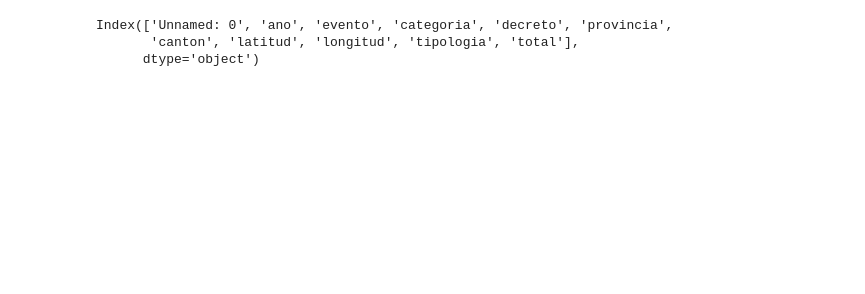
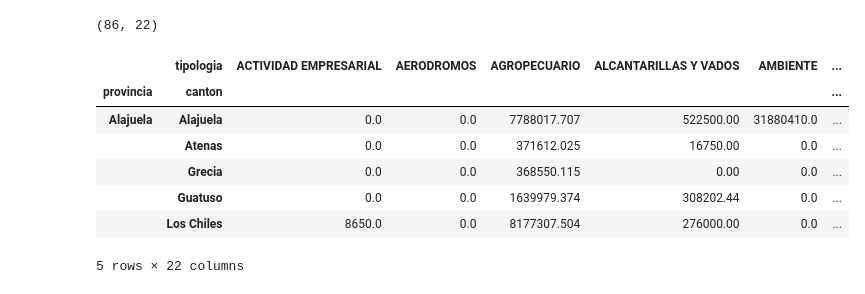
Before and after one commit to CA0307-II-2025/grupo-2, a Jupyter notebook: notebooks/01_copulas.ipynb, the cells around one changed output. Saved outputs shown, nothing was run; the diff lists cells and outputs as text; code cells hidden in the pictures; blank space fills up the shorter version.

```diff
--- a/notebooks/01_copulas.ipynb
+++ b/notebooks/01_copulas.ipynb
@@ -1,23 +1,28 @@
 # %%
-# Librerías: datos, numérico, gráficos y funciones estadísticas (EVT/copulas)
+# Librerías
 import numpy as np
 import pandas as pd
 import matplotlib.pyplot as plt
 import seaborn as sns
-import math
-import scipy.stats as stats
-from scipy.stats import genpareto, invgamma, lognorm, gaussian_kde
-from scipy import optimize
-from scipy.special import gammaln
+from scipy.stats import rankdata, norm, pearsonr, chi2, t
+from numpy.random import default_rng
 
-# Leer datos y limpieza básica
-df = pd.read_csv(r"C:\Users\harc0\Downloads\datos_limpios.csv").dropna()
-
-# Divide entre mil por un error en los decimales cuando se carga la base
+# Carga Base
+df = pd.read_csv(r"C:\\Users\\harc0\\Downloads\\datos_limpios.csv").dropna()
+# Corrección de escala mencionada
 df["total"] = df["total"] / 1000
 
-print(df.columns)
+# Construye matriz n x d: filas = (provincia, canton), columnas = tipologías (pérdidas agregadas)
+pivot = df.pivot_table(index=['provincia','canton'], columns='tipologia', values='total', aggfunc='sum').fillna(0)
+print(pivot.shape)
+pivot.head()
 # %% [output]
-Index(['Unnamed: 0', 'ano', 'evento', 'categoria', 'decreto', 'provincia',
-       'canton', 'latitud', 'longitud', 'tipologia', 'total'],
-      dtype='object')
+(86, 22)
+|  | tipologia | ACTIVIDAD EMPRESARIAL | AERODROMOS | AGROPECUARIO | ALCANTARILLAS Y VADOS | AMBIENTE | ... |
+| provincia | canton |  |  |  |  |  | ... |
+| Alajuela | Alajuela | 0.0 | 0.0 | 7788017.707 | 522500.00 | 31880410.0 | ... |
+|  | Atenas | 0.0 | 0.0 | 371612.025 | 16750.00 | 0.0 | ... |
+|  | Grecia | 0.0 | 0.0 | 368550.115 | 0.00 | 0.0 | ... |
+|  | Guatuso | 0.0 | 0.0 | 1639979.374 | 308202.44 | 0.0 | ... |
+|  | Los Chiles | 8650.0 | 0.0 | 8177307.504 | 276000.00 | 0.0 | ... |
+5 rows × 22 columns
```
Also changed, not shown: parts of 16 cells of this notebook.
